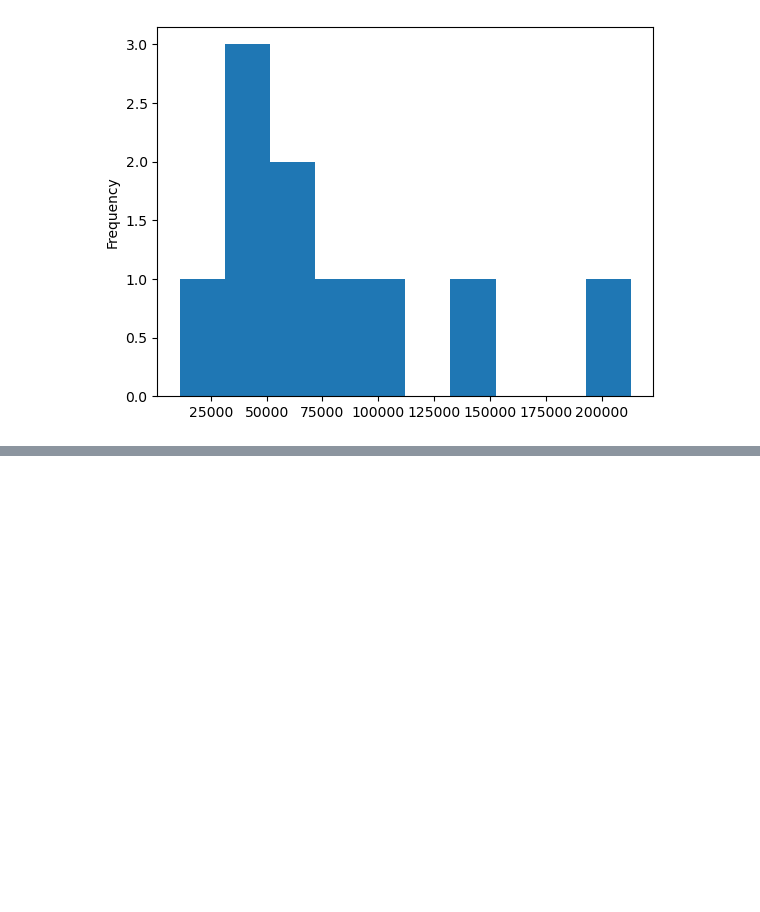
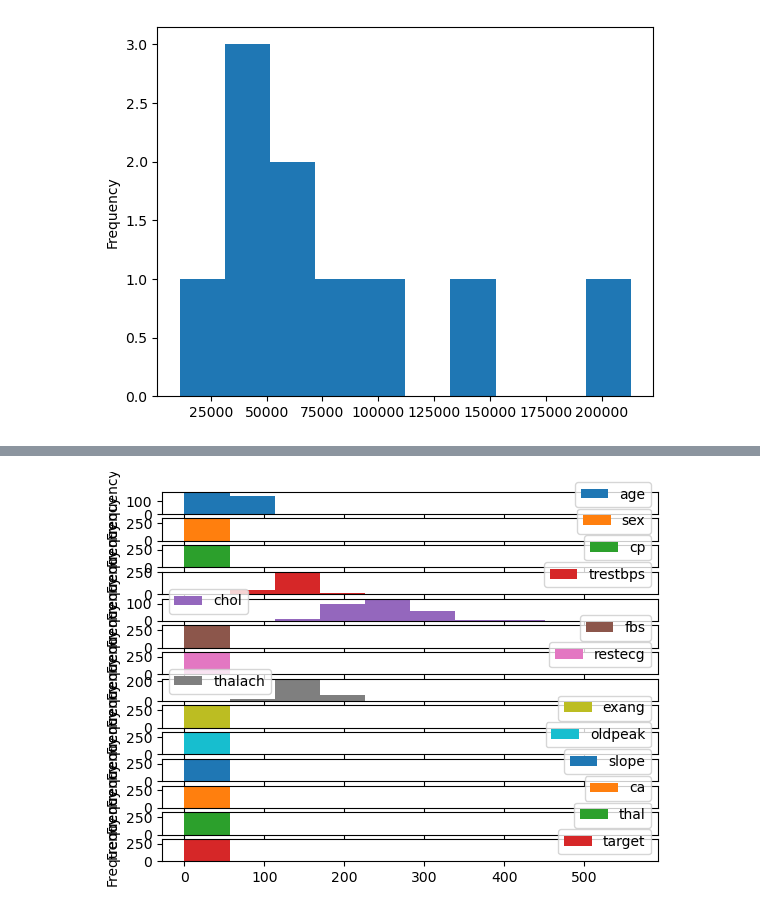
Before and after one commit to Tarun-Mittal-cell/dataAnalysisPandasNumpy, a Jupyter notebook: Introduction to Matplotlib.ipynb, the cells around one changed output, grey strips where cells are left out. Cells and saved outputs as stored; diff of their text form; code cells hidden in the pictures; blank space fills up the shorter version.

Commit message:
subplots

```diff
--- a/Introduction to Matplotlib.ipynb
+++ b/Introduction to Matplotlib.ipynb
@@ -357,0 +385,4 @@ car_sales["Odometer "]
+# %%
+heart_disease.plot.hist(figsize=subplots=True);
+# %% [output]
+[figure, added]
```
Also changed, not shown: parts of 5 cells of this notebook.
